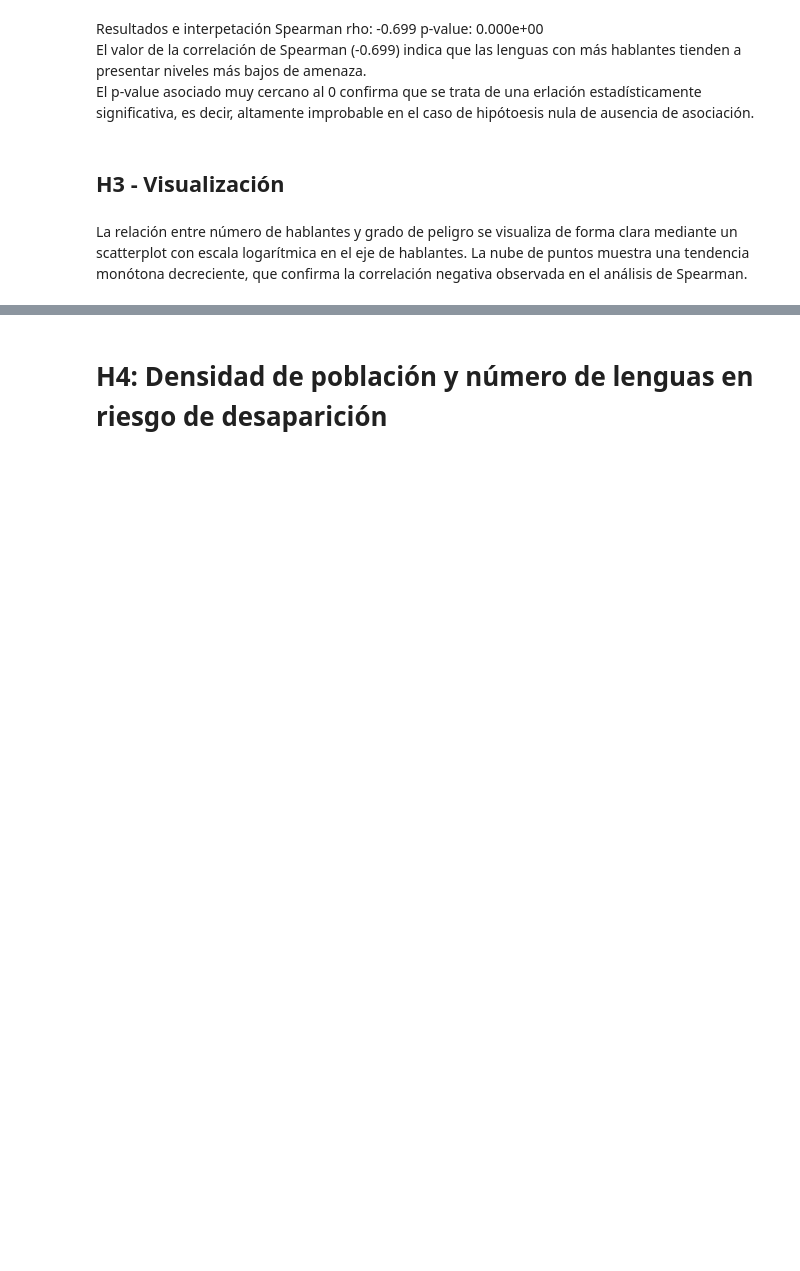
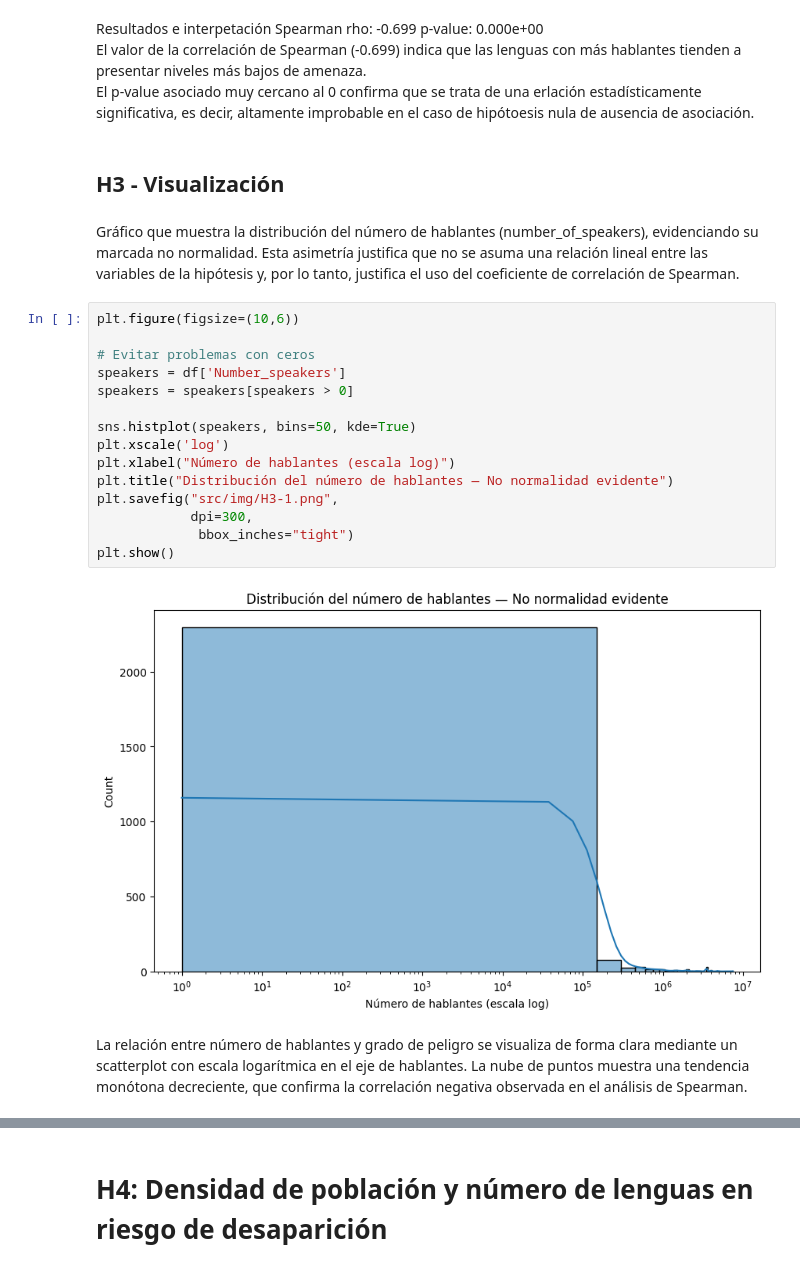
Before and after one commit to mrguezrodriguez/EDA_endangered_languages, a Jupyter notebook: main.ipynb, the cells around one changed output, grey strips where cells are left out. Cells and saved outputs as stored; diff of their text form; blank space fills up the shorter version.

Commit message:
fix: add non-normality visualization for number_of_speakers H3

```diff
--- a/main.ipynb
+++ b/main.ipynb
@@ -331,8 +331,26 @@ El p-value asociado muy cercano al 0 confirma que se trata de una erlación esta
 # %% [markdown]
 ## H3 - Visualización
 # %% [markdown]
-
-La relación entre número de hablantes y grado de peligro se visualiza de forma clara mediante un scatterplot con escala logarítmica en el eje de hablantes. La nube de puntos muestra una tendencia monótona decreciente, que confirma la correlación negativa observada en el análisis de Spearman.
+Gráfico que muestra la distribución del número de hablantes (number_of_speakers), evidenciando su marcada no normalidad. Esta asimetría justifica que no se asuma una relación lineal entre las variables de la hipótesis y, por lo tanto, justifica el uso del coeficiente de correlación de Spearman.
+# %%
+plt.figure(figsize=(10,6))
+
+# Evitar problemas con ceros
+speakers = df['Number_speakers']
+speakers = speakers[speakers > 0]
+
+sns.histplot(speakers, bins=50, kde=True)
+plt.xscale('log')
+plt.xlabel("Número de hablantes (escala log)")
+plt.title("Distribución del número de hablantes — No normalidad evidente")
+plt.savefig("src/img/H3-1.png",
+            dpi=300,
+             bbox_inches="tight")
+plt.show()
+# %% [output]
+[figure, added]
+# %% [markdown]
+La relación entre número de hablantes y grado de peligro se visualiza de forma clara mediante un scatterplot con escala logarítmica en el eje de hablantes. La nube de puntos muestra una tendencia monótona decreciente, que confirma la correlación negativa observada en el análisis de Spearman.
 # %%
 plt.figure(figsize=(8,5))
 sns.scatterplot(
```
Also changed, not shown: parts of 1 cell of this notebook, 2 other files.
